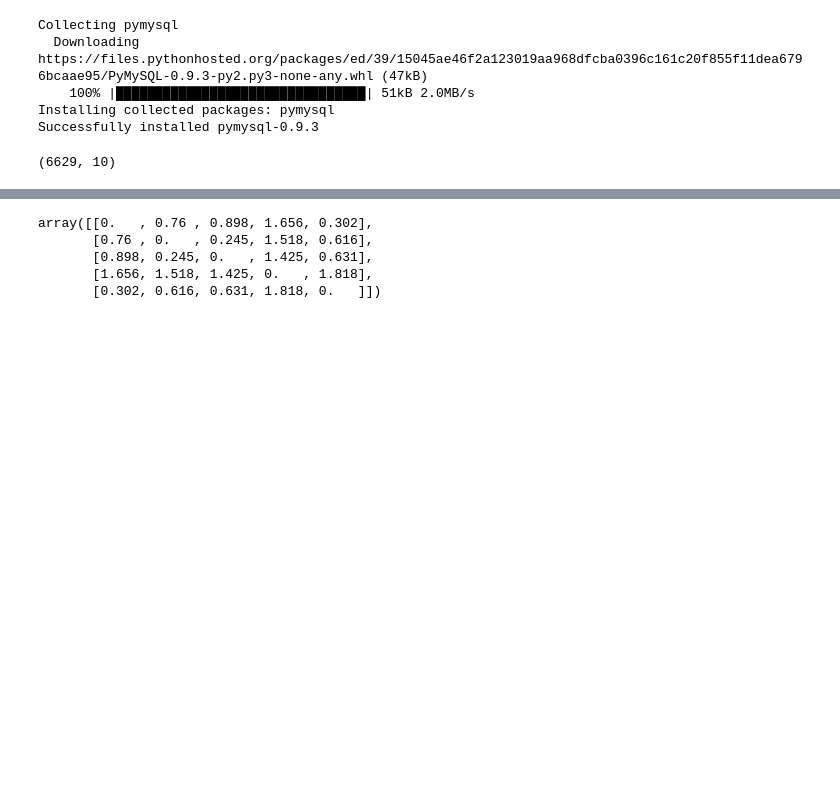
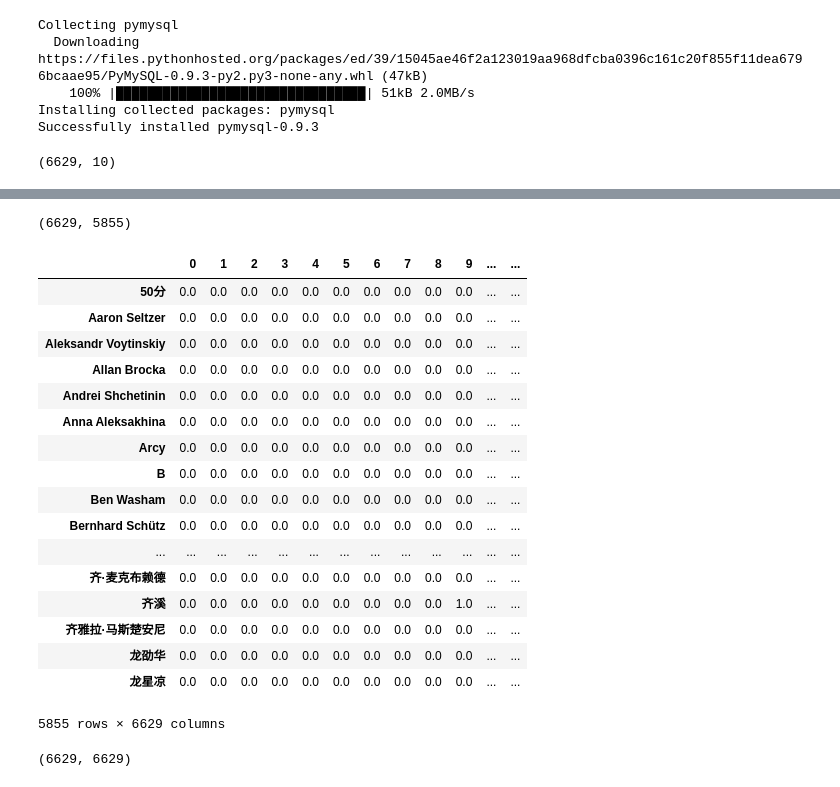
Before and after one commit to GavinHacker/ml_practice, a Jupyter notebook: recbycontent.ipynb, the cells around one changed output, grey strips where cells are left out. Drawn from its saved outputs; the diff is of its cells as text; code cells hidden in the pictures; blank space fills up the shorter version.

```diff
--- a/recbycontent.ipynb
+++ b/recbycontent.ipynb
@@ -80,10 +108,2 @@ print(trait_dict)
 # %%
 df_ = df.drop(['ADD_TIME', 'enable', 'rat', 'id', 'name'], axis=1)
-# %%
-movie_dict_list = []
-for i in df_.head(5).index:
-  movie_dict = {}
-  #type
-  for s_type in df_.iloc[i]['type'].split('|'):
-    movie_dict[s_type] = 1
-  #actors
@@ -108,0 +119,53 @@ array([[ 1.873,  0.952, -0.311,  0.598, -0.361, -0.541, -0.712],
+# %%
+movie_dict_list = []
+for i in df_.index:
+  movie_dict = {}
+  #type
+  for s_type in df_.iloc[i]['type'].split('|'):
+    movie_dict[s_type] = 1
+  #actors
+  for s_actor in df_.iloc[i]['actors'].split('|'):
+    if actors_dict[s_actor] < 2:
+      movie_dict['other_actor'] = 1
+    else:
+      movie_dict[s_actor] = 1
+  #regios
+  movie_dict[df_.iloc[i]['region']] = 1
+  #director
+  for s_director in df_.iloc[i]['director'].split('|'):
+    if director_dict[s_director] < 2:
+      movie_dict['other_director'] = 1
+    else:
+      movie_dict[s_director] = 1
+  #trait
+  for s_trait in df_.iloc[i]['trait'].split('|'):
+    movie_dict[s_trait] = 1
+  movie_dict_list.append(movie_dict)
+# %%
+v = DictVectorizer()
+X = v.fit_transform(movie_dict_list)
+# %%
+X.shape
+# %% [output]
+(6629, 5855)
+# %%
+pd.DataFrame(data=X.toarray(), columns=v.feature_names_).T
+# %% [output]
+|  | 0 | 1 | 2 | 3 | 4 | 5 | 6 | 7 | 8 | 9 | ... | ... |
+| 50分 | 0.0 | 0.0 | 0.0 | 0.0 | 0.0 | 0.0 | 0.0 | 0.0 | 0.0 | 0.0 | ... | ... |
+| Aaron Seltzer | 0.0 | 0.0 | 0.0 | 0.0 | 0.0 | 0.0 | 0.0 | 0.0 | 0.0 | 0.0 | ... | ... |
+| Aleksandr Voytinskiy | 0.0 | 0.0 | 0.0 | 0.0 | 0.0 | 0.0 | 0.0 | 0.0 | 0.0 | 0.0 | ... | ... |
+| Allan Brocka | 0.0 | 0.0 | 0.0 | 0.0 | 0.0 | 0.0 | 0.0 | 0.0 | 0.0 | 0.0 | ... | ... |
+| Andrei Shchetinin | 0.0 | 0.0 | 0.0 | 0.0 | 0.0 | 0.0 | 0.0 | 0.0 | 0.0 | 0.0 | ... | ... |
+| Anna Aleksakhina | 0.0 | 0.0 | 0.0 | 0.0 | 0.0 | 0.0 | 0.0 | 0.0 | 0.0 | 0.0 | ... | ... |
+| Arcy | 0.0 | 0.0 | 0.0 | 0.0 | 0.0 | 0.0 | 0.0 | 0.0 | 0.0 | 0.0 | ... | ... |
+| B | 0.0 | 0.0 | 0.0 | 0.0 | 0.0 | 0.0 | 0.0 | 0.0 | 0.0 | 0.0 | ... | ... |
+| Ben Washam | 0.0 | 0.0 | 0.0 | 0.0 | 0.0 | 0.0 | 0.0 | 0.0 | 0.0 | 0.0 | ... | ... |
+| Bernhard Schütz | 0.0 | 0.0 | 0.0 | 0.0 | 0.0 | 0.0 | 0.0 | 0.0 | 0.0 | 0.0 | ... | ... |
+| ... | ... | ... | ... | ... | ... | ... | ... | ... | ... | ... | ... | ... |
+| 齐·麦克布赖德 | 0.0 | 0.0 | 0.0 | 0.0 | 0.0 | 0.0 | 0.0 | 0.0 | 0.0 | 0.0 | ... | ... |
+| 齐溪 | 0.0 | 0.0 | 0.0 | 0.0 | 0.0 | 0.0 | 0.0 | 0.0 | 0.0 | 1.0 | ... | ... |
+| 齐雅拉·马斯楚安尼 | 0.0 | 0.0 | 0.0 | 0.0 | 0.0 | 0.0 | 0.0 | 0.0 | 0.0 | 0.0 | ... | ... |
+| 龙劭华 | 0.0 | 0.0 | 0.0 | 0.0 | 0.0 | 0.0 | 0.0 | 0.0 | 0.0 | 0.0 | ... | ... |
+| 龙星凉 | 0.0 | 0.0 | 0.0 | 0.0 | 0.0 | 0.0 | 0.0 | 0.0 | 0.0 | 0.0 | ... | ... |
+5855 rows × 6629 columns
@@ -109,8 +174,4 @@ array([[ 1.873,  0.952, -0.311,  0.598, -0.361, -0.541, -0.712],
 # %%
-item_similarity
+item_similarity.shape
 # %% [output]
-array([[0.   , 0.76 , 0.898, 1.656, 0.302],
-       [0.76 , 0.   , 0.245, 1.518, 0.616],
-       [0.898, 0.245, 0.   , 1.425, 0.631],
-       [1.656, 1.518, 1.425, 0.   , 1.818],
-       [0.302, 0.616, 0.631, 1.818, 0.   ]])
+(6629, 6629)
```
Also changed, not shown: parts of 16 cells of this notebook.
